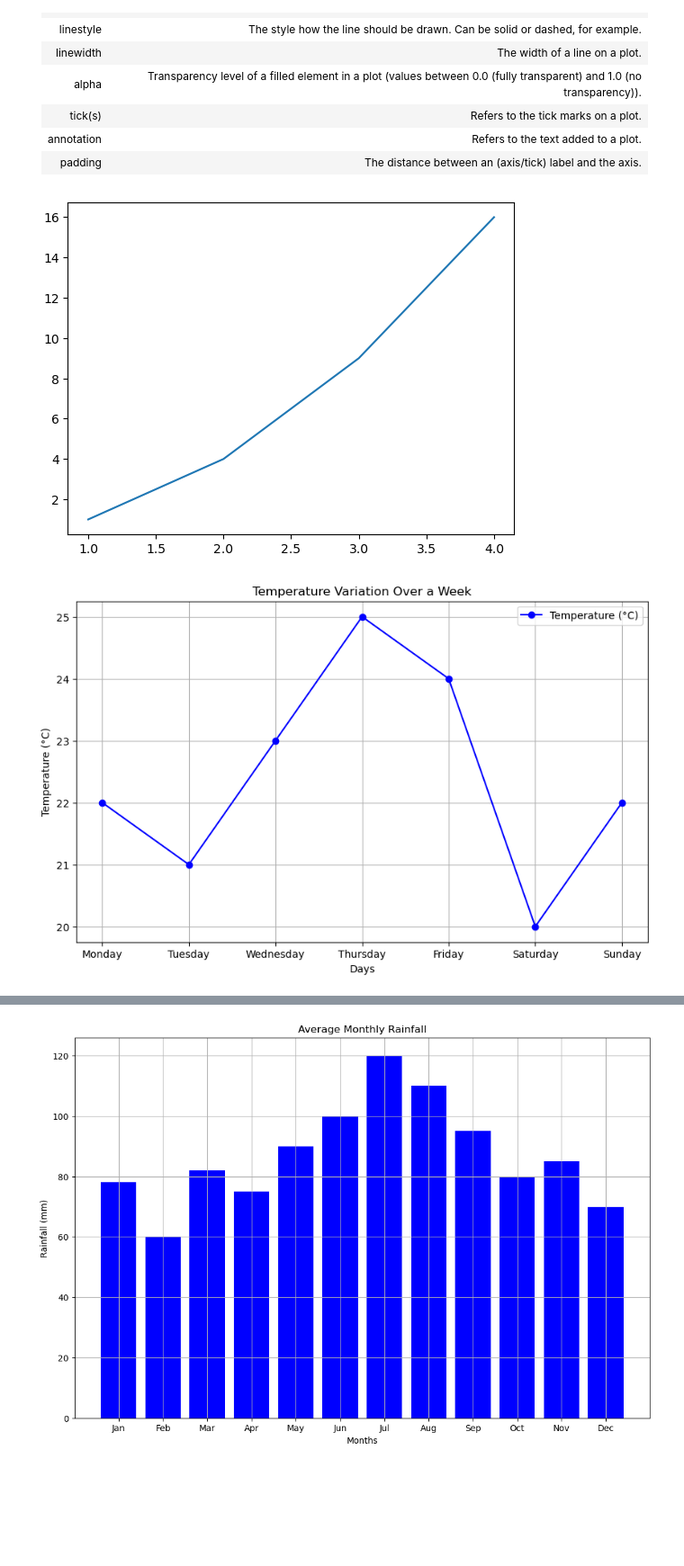
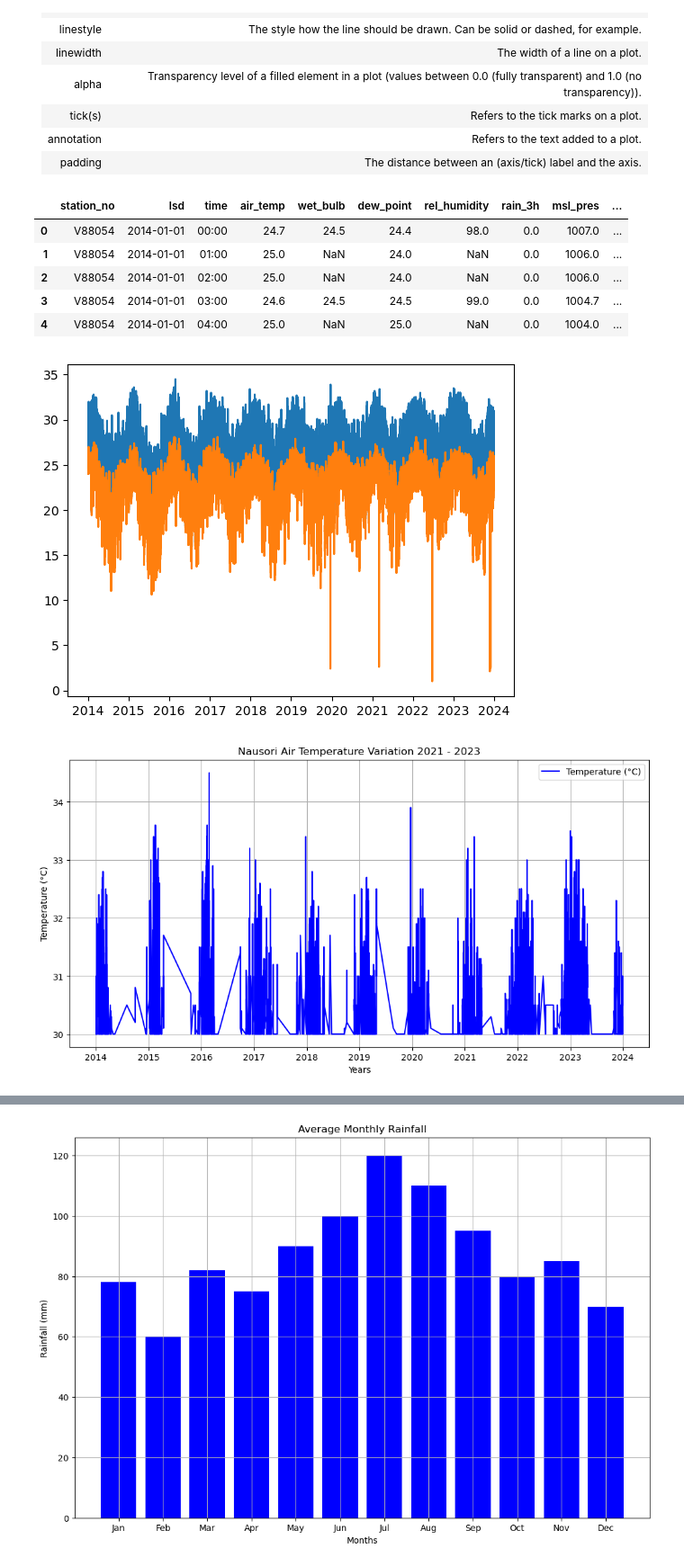
Before and after one commit to achmadrifani/fiji-training-2024, a Jupyter notebook: notebooks/day_03/NWPVisualization_D03_Matplotlib.ipynb, the cells around one changed output, grey strips where cells are left out. Shown at 90% size. Saved outputs shown, nothing was run; the diff lists cells and outputs as text; code cells hidden in the pictures; blank space fills up the shorter version.

```diff
--- a/notebooks/day_03/NWPVisualization_D03_Matplotlib.ipynb
+++ b/notebooks/day_03/NWPVisualization_D03_Matplotlib.ipynb
@@ -26,33 +26,52 @@
 | tick(s)     | Refers to the tick marks on a plot.                                                           |
 | annotation  | Refers to the text added to a plot.                                                           |
 | padding     | The distance between an (axis/tick) label and the axis.                                       |
+# %%
+# Plot real data
+import pandas as pd
+
+# Load the data
+df = pd.read_csv('D:/Projects/fiji-training-2024/notebooks/day_03/V88054_obs_subdaily.csv',encoding='latin1',skiprows=[1])
+df['datetime'] = pd.to_datetime(df['lsd']+" "+df['time'])
+df.head()
+# %% [output]
+|  | station_no | lsd | time | air_temp | wet_bulb | dew_point | rel_humidity | rain_3h | msl_pres | ... |
+| 0 | V88054 | 2014-01-01 | 00:00 | 24.7 | 24.5 | 24.4 | 98.0 | 0.0 | 1007.0 | ... |
+| 1 | V88054 | 2014-01-01 | 01:00 | 25.0 | NaN | 24.0 | NaN | 0.0 | 1006.0 | ... |
+| 2 | V88054 | 2014-01-01 | 02:00 | 25.0 | NaN | 24.0 | NaN | 0.0 | 1006.0 | ... |
+| 3 | V88054 | 2014-01-01 | 03:00 | 24.6 | 24.5 | 24.5 | 99.0 | 0.0 | 1004.7 | ... |
+| 4 | V88054 | 2014-01-01 | 04:00 | 25.0 | NaN | 25.0 | NaN | 0.0 | 1004.0 | ... |
 # %%
 import matplotlib.pyplot as plt
 
 # Create a basic plot
-x = [1, 2, 3, 4]
-y = [1, 4, 9, 16]
+x = df['datetime']
+y = df['air_temp']
 plt.plot(x,y)
+plt.plot(x,df['dew_point'])
+
+# Save the plot
+plt.savefig('D:/Projects/fiji-training-2024/notebooks/day_03/airtemp_nausori.png')
 
 # Show the plot
 plt.show()
 # %% [output]
-[figure, old version]
+[figure, new version]
 # %%
 ## Line Plots
 import matplotlib.pyplot as plt
 
 # Sample data
-days = ["Monday", "Tuesday", "Wednesday", "Thursday", "Friday", "Saturday", "Sunday"]
-temperature = [22, 21, 23, 25, 24, 20, 22]
+temp_sub = df_sub['air_temp']
+date_sub = df_sub['datetime']
 
-plt.figure(figsize=(10, 6))
-plt.plot(days, temperature, marker='o', linestyle='-', color='b', label='Temperature (°C)')
-plt.title("Temperature Variation Over a Week")
-plt.xlabel("Days")
+plt.figure(figsize=(12, 6))
+plt.plot(date_sub, temp_sub, linestyle='-', color='b', label='Temperature (°C)')
+plt.title("Nausori Air Temperature Variation 2021 - 2023")
+plt.xlabel("Years")
 plt.ylabel("Temperature (°C)")
 plt.grid(True)
 plt.legend()
 plt.show()
 # %% [output]
-[figure, old version]
+[figure, new version]
```
Also changed, not shown: parts of 2 cells of this notebook.
